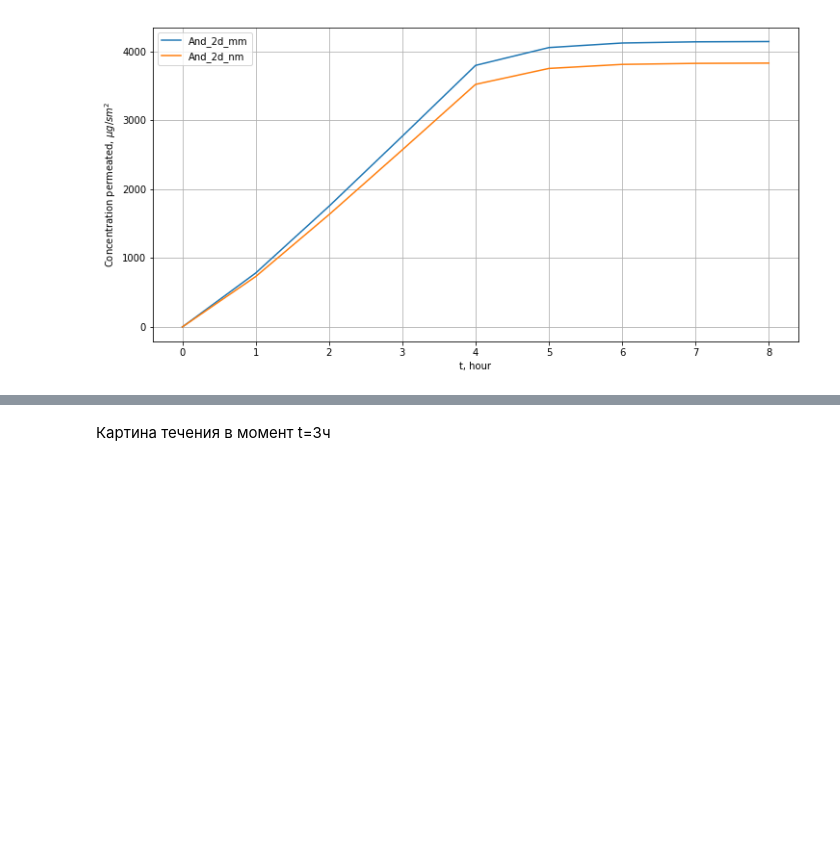
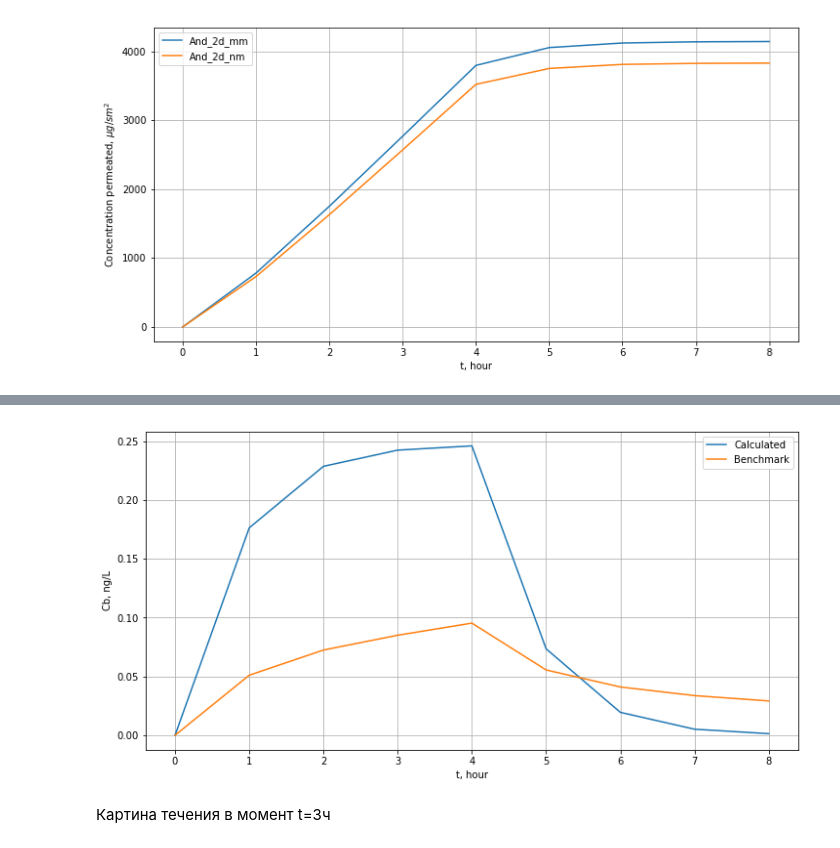
Before and after one commit to almaredan/TDD_Diffusion, a Jupyter notebook: TDD_of_verapamil.ipynb, the cells around one changed output, grey strips where cells are left out. Saved outputs shown, nothing was run; the diff lists cells and outputs as text; code cells hidden in the pictures; blank space fills up the shorter version.

```diff
--- a/TDD_of_verapamil.ipynb
+++ b/TDD_of_verapamil.ipynb
@@ -80,3 +125,20 @@ plt.xlabel(r't, hour');
+# %%
+benchPerm = pd.read_csv('./andersen_met_blodd.csv')
+plt.figure(figsize=(12,6))
+for key in ['And_2d_mm']:
+    Cb_time = data2d[key][0][0][1]
+    cb_dyn = []
+    for cb in Cb_time:
+        cb_dyn.append(np.sum(cb)*dx*dy*dz*9/2*3/Vb[key]/1e-5)
+    plt.plot(cb_dyn, label='Calculated')
+plt.plot(benchPerm.time, benchPerm['concentration'], label='Benchmark')
+plt.legend()
+plt.grid()
+plt.ylabel(r'Cb, ng/L');
+plt.xlabel(r't, hour');
+plt.show()
+# %% [output]
+[figure, added]
 # %% [markdown]
 Картина течения в момент t=3ч
 # %%
```
Also changed, not shown: parts of 6 cells of this notebook, 4 other files.
